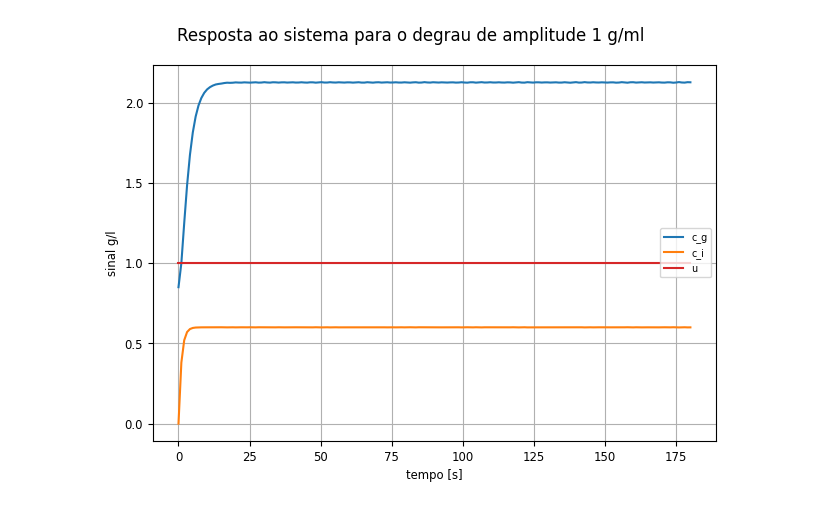
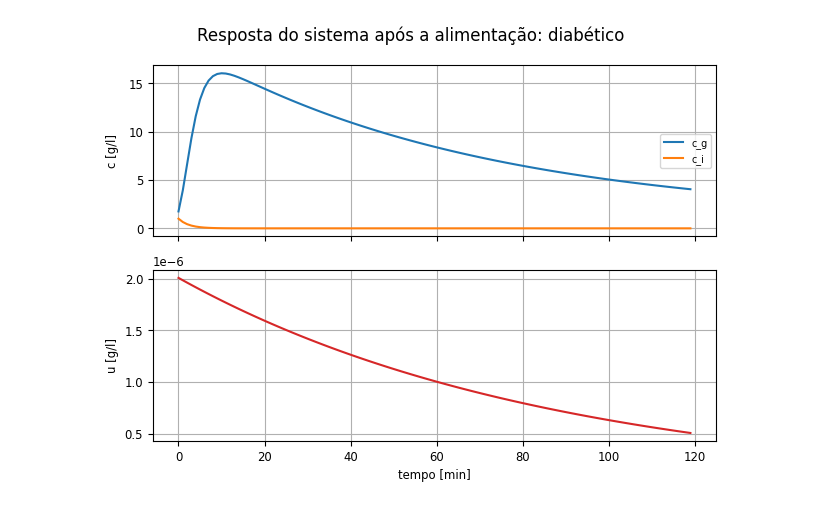
Before and after one commit to mtsz-thiago/TrabalhoDeModelagem, a Jupyter notebook: simulações.ipynb, the cells around one changed output. Cells and saved outputs as stored; diff of their text form; code cells hidden in the pictures.

```diff
--- a/simulações.ipynb
+++ b/simulações.ipynb
@@ -60,0 +51,3 @@ dinamicaNormal = getModeloMinimo(**parametros_normais)
+# %%
+def pmol_to_gd_per_liter(pmol: float, molar_mass: float):
+    return (pmol*molar_mass)/1e12
@@ -97,8 +105,0 @@ def simulate_degrau_finito(model: ct.InputOutputSystem, initial_state, amplitude
-# %%
-initial_state = [0, 0]
-equilibrium_state = [parametros_normais["g_e"], 0]
-
-stepAmpliteude = 1
-elapsedTime=180
-
-stepResponse, time = simulate_step(dinamicaNormal, equilibrium_state, stepAmpliteude, elapsedTime=elapsedTime)
@@ -113,14 +134,32 @@ def plot_state_trajectory(reponse: ct.timeresp.TimeResponseData):
+# %%
+def simulate_food_intake(model: ct.InputOutputSystem, initial_state, ufun, elapsedTime = 10800):
+    dt_in_minutes = elapsedTime
+    t = np.arange(0, elapsedTime, 1)
+    u = ufun(t)
+    response = ct.input_output_response(model, t, u, initial_state)
+    return response
+# %%
+initial_state = [1.75, 1]
+equilibrium_state = [parametros_normais["g_e"], 0]
+
+u_0 = pmol_to_gd_per_liter(350, 5734)
+u = lambda temp: [u_0*(2**(-(1/60)*t)) for t in temp]
+
+responseNormal = simulate_food_intake(dinamicaNormal, initial_state, u, elapsedTime=2*60)
+responseDiabetes = simulate_food_intake(dinamicaDiabetes, initial_state, u, elapsedTime=2*60)
 # %%
 fig = plt.figure()
-step_plots = ct.time_response_plot(stepResponse, overlay_traces=True, overlay_signals=True, plot_inputs='overlay')
+step_plots = ct.time_response_plot(responseDiabetes, overlay_traces=True, overlay_signals=True, plot_inputs=None)
 
-fig.suptitle(f"Resposta ao sistema para o degrau de amplitude {stepAmpliteude} g/ml")
+fig.suptitle(f"Resposta do sistema após a alimentação: diabético")
 for ax in fig.axes:
     ax.grid(visible=True)
-    ax.set_ylabel('sinal g/l')
 
-plt.xlabel("tempo [s]")
+fig.axes[0].set_ylabel("c [g/l]")
+fig.axes[1].set_ylabel("u [g/l]")
+
+plt.xlabel("tempo [min]")
 
 plt.show()
 # %% [output]
-[figure, old version]
+[figure, new version]
```
Also changed, not shown: parts of 13 cells of this notebook.
